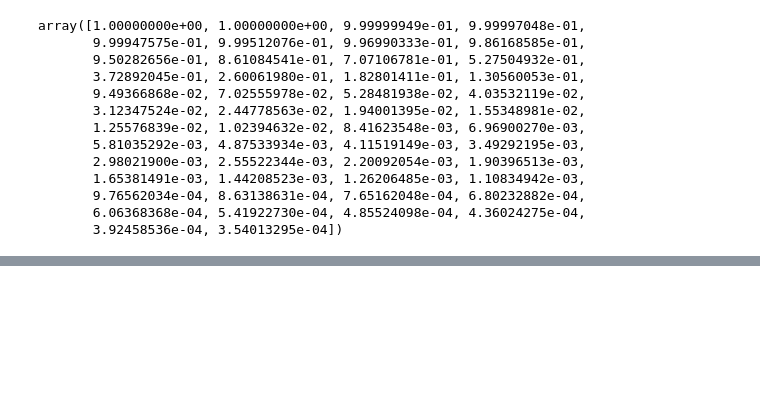
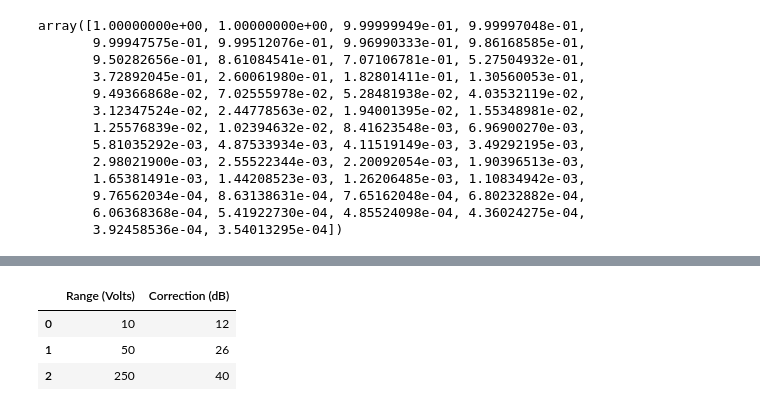
Before and after one commit to cbamedjonekou/cbamedjonekou.github.io, a Jupyter notebook: Labs/TCET 2102-D278 (Telecommunications) Lab 1.ipynb, the cells around one changed output, grey strips where cells are left out. Drawn from its saved outputs; the diff is of its cells as text; code cells hidden in the pictures; blank space fills up the shorter version.

```diff
--- a/Labs/TCET 2102-D278 (Telecommunications) Lab 1.ipynb
+++ b/Labs/TCET 2102-D278 (Telecommunications) Lab 1.ipynb
@@ -146,0 +287,13 @@ array([1.00000000e+00, 1.00000000e+00, 9.99999949e-01, 9.99997048e-01,
+# %%
+import pandas as pd
+
+data1 = {'Range (Volts)': [10, 50, 250],
+         'Correction (dB)': [12, 26, 40]}
+
+df1 = pd.DataFrame.from_dict(data1)
+df1
+# %% [output]
+|  | Range (Volts) | Correction (dB) |
+| 0 | 10 | 12 |
+| 1 | 50 | 26 |
+| 2 | 250 | 40 |
```
Also changed, not shown: parts of 40 cells of this notebook, 2 other files.
